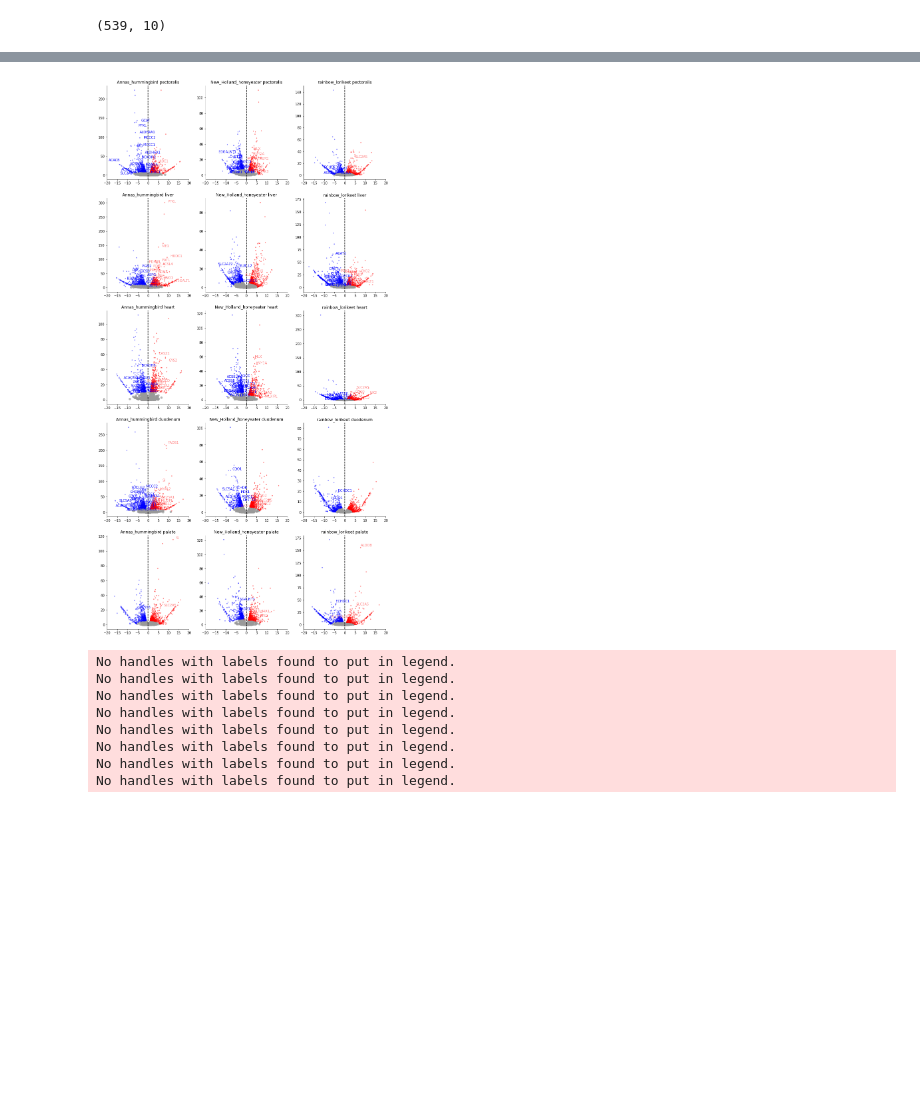
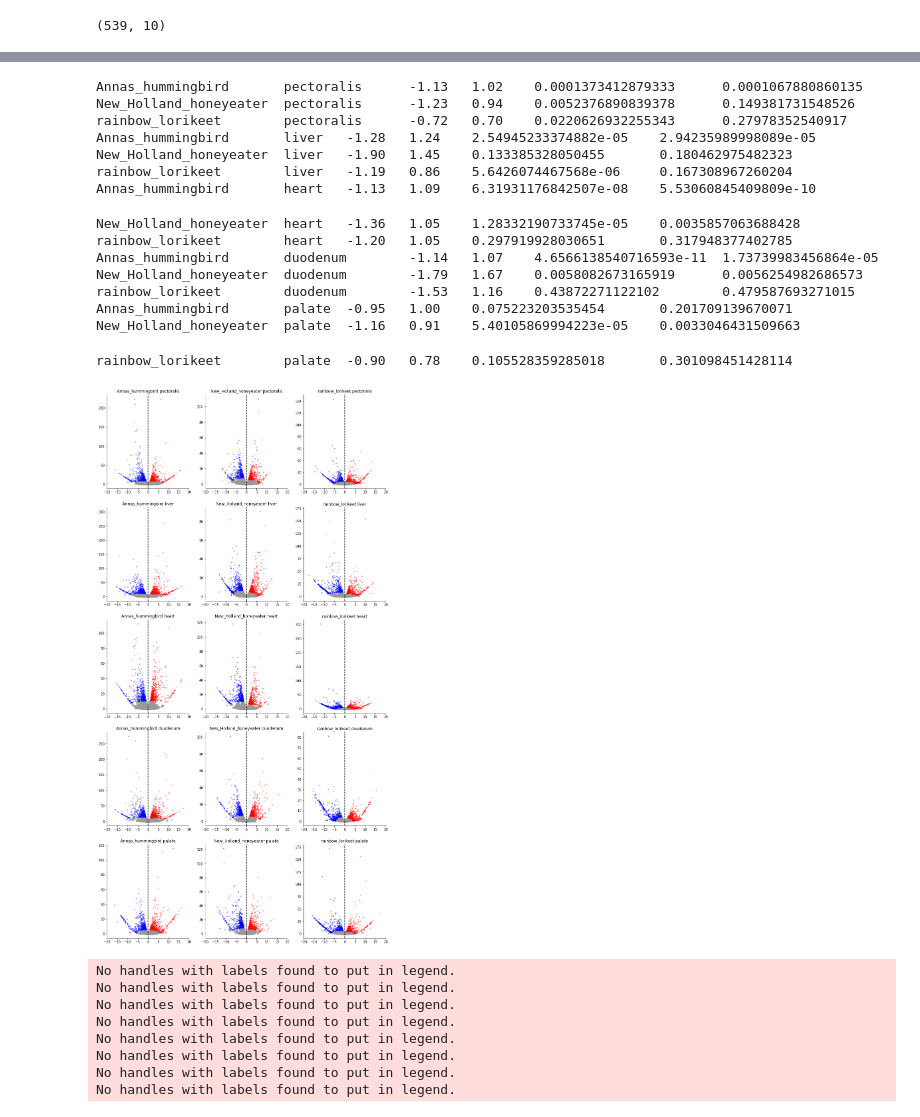
Before and after one commit to osipovarev/Transcriptome_for_NectarGenomics, a Jupyter notebook: DESeq2_analysis_nectar.ipynb, the cells around one changed output, grey strips where cells are left out. Saved outputs shown, nothing was run; the diff lists cells and outputs as text; code cells hidden in the pictures; blank space fills up the shorter version.

```diff
--- a/DESeq2_analysis_nectar.ipynb
+++ b/DESeq2_analysis_nectar.ipynb
@@ -185,44 +185,68 @@ for i in range(N_tis):
         up_df_f = df_f[df_f['rank_dist'] >= t_up]
         down_df_f = df_f[df_f['rank_dist'] <= t_down]
         df_low_dist = df_f[(df_f['rank_dist'] > t_down) & (df_f['rank_dist'] < t_up)]
 
+        ## Output general stats
+        print('{}\t{}\t{:.2f}\t{:.2f}\t{}\t{}'.format(
+                sp, t,
+                max(down_df_f['log2FoldChange']),
+                min(up_df_f['log2FoldChange']),
+                max(down_df_f['padj']),
+                max(up_df_f['padj']),
+                ))
+
         axi = axes[i, j]
         sns.scatterplot(ax=axi, data=df_low_dist.sample(1000), y='log10padj', x='log2FoldChange', color='#999999', linewidth=0, s=50, alpha=0.7)
         sns.scatterplot(ax=axi, data=up_df_f, y='log10padj', x='log2FoldChange', color='red', linewidth=0, s=10, alpha=0.5)
         sns.scatterplot(ax=axi, data=down_df_f, y='log10padj', x='log2FoldChange', color='blue', linewidth=0, s=10, alpha=0.5)
         axi.axvline(0, color='k', ls='--')
         axi.set_xlim(-fclim, fclim)
 #         axi.set_ylim(0, pvallim)
         axi.set_xlabel('')
         axi.set_ylabel('')
 #         axi.set_yticks([0, 50, 100, 150, 200])
 #         axi.set_yticklabels([0, 50, 100, 150, 200])
         axi.set_title('{} {}'.format(sp, t))
 
         if sp == 'Annas_hummingbird':
             dist = 15
         else:
             dist = 10
 
-        labels = []
-        # label cool candidates in down-reg genes
-        for x, y, g, d in zip(down_df_f['log2FoldChange'], down_df_f['log10padj'], down_df_f['gene'], down_df_f['distance']):
-            if (g in genes_essent) and (d < -dist):
-                labels.append(axi.text(x=x, y=y, s=g, color='blue'))
-        # label cool candidates in up-reg genes
-        for x, y, g, d in zip(up_df_f['log2FoldChange'], up_df_f['log10padj'], up_df_f['gene'], up_df_f['distance']):
-            if (g in genes_essent) and (d > dist):
-                labels.append(axi.text(x=x, y=y, s=g, color='red', alpha=0.5))
-        adjust_text(labels)
+#         labels = []
+#         # label cool candidates in down-reg genes
+#         for x, y, g, d in zip(down_df_f['log2FoldChange'], down_df_f['log10padj'], down_df_f['gene'], down_df_f['distance']):
+#             if (g in genes_essent) and (d < -dist):
+#                 labels.append(axi.text(x=x, y=y, s=g, color='blue'))
+#         # label cool candidates in up-reg genes
+#         for x, y, g, d in zip(up_df_f['log2FoldChange'], up_df_f['log10padj'], up_df_f['gene'], up_df_f['distance']):
+#             if (g in genes_essent) and (d > dist):
+#                 labels.append(axi.text(x=x, y=y, s=g, color='red', alpha=0.5))
+#         adjust_text(labels)
 
 # texts = [plt.text(D.PC1.loc[lib], D.PC2.loc[lib], d_labels[lib][1]) for lib in select_lib]
 # adjust_text(texts)
 sns.despine(left=False, bottom=False, right=True, top=True)
 
 pdf_name = 'volcano.all_3_species.5_tissues_deseq.labeled.adjusted.pdf'
 # fig.savefig(pdf_name, bbox_inches='tight')
 # %% [output]
+Annas_hummingbird       pectoralis      -1.13   1.02    0.0001373412879333      0.0001067880860135
+New_Holland_honeyeater  pectoralis      -1.23   0.94    0.0052376890839378      0.149381731548526
+rainbow_lorikeet        pectoralis      -0.72   0.70    0.0220626932255343      0.27978352540917
+Annas_hummingbird       liver   -1.28   1.24    2.54945233374882e-05    2.94235989998089e-05
+New_Holland_honeyeater  liver   -1.90   1.45    0.133385328050455       0.180462975482323
+rainbow_lorikeet        liver   -1.19   0.86    5.6426074467568e-06     0.167308967260204
+Annas_hummingbird       heart   -1.13   1.09    6.31931176842507e-08    5.53060845409809e-10
+New_Holland_honeyeater  heart   -1.36   1.05    1.28332190733745e-05    0.0035857063688428
+rainbow_lorikeet        heart   -1.20   1.05    0.297919928030651       0.317948377402785
+Annas_hummingbird       duodenum        -1.14   1.07    4.6566138540716593e-11  1.73739983456864e-05
+New_Holland_honeyeater  duodenum        -1.79   1.67    0.0058082673165919      0.0056254982686573
+rainbow_lorikeet        duodenum        -1.53   1.16    0.43872271122102        0.479587693271015
+Annas_hummingbird       palate  -0.95   1.00    0.075223203535454       0.201709139670071
+New_Holland_honeyeater  palate  -1.16   0.91    5.40105869994223e-05    0.0033046431509663
+rainbow_lorikeet        palate  -0.90   0.78    0.105528359285018       0.301098451428114
-[figure, old version]
+[figure, new version]
 # %%
 ## Do Venns
 species = ['Annas_hummingbird', 'New_Holland_honeyeater', 'rainbow_lorikeet']
```
Also changed, not shown: parts of 1 cell of this notebook.
